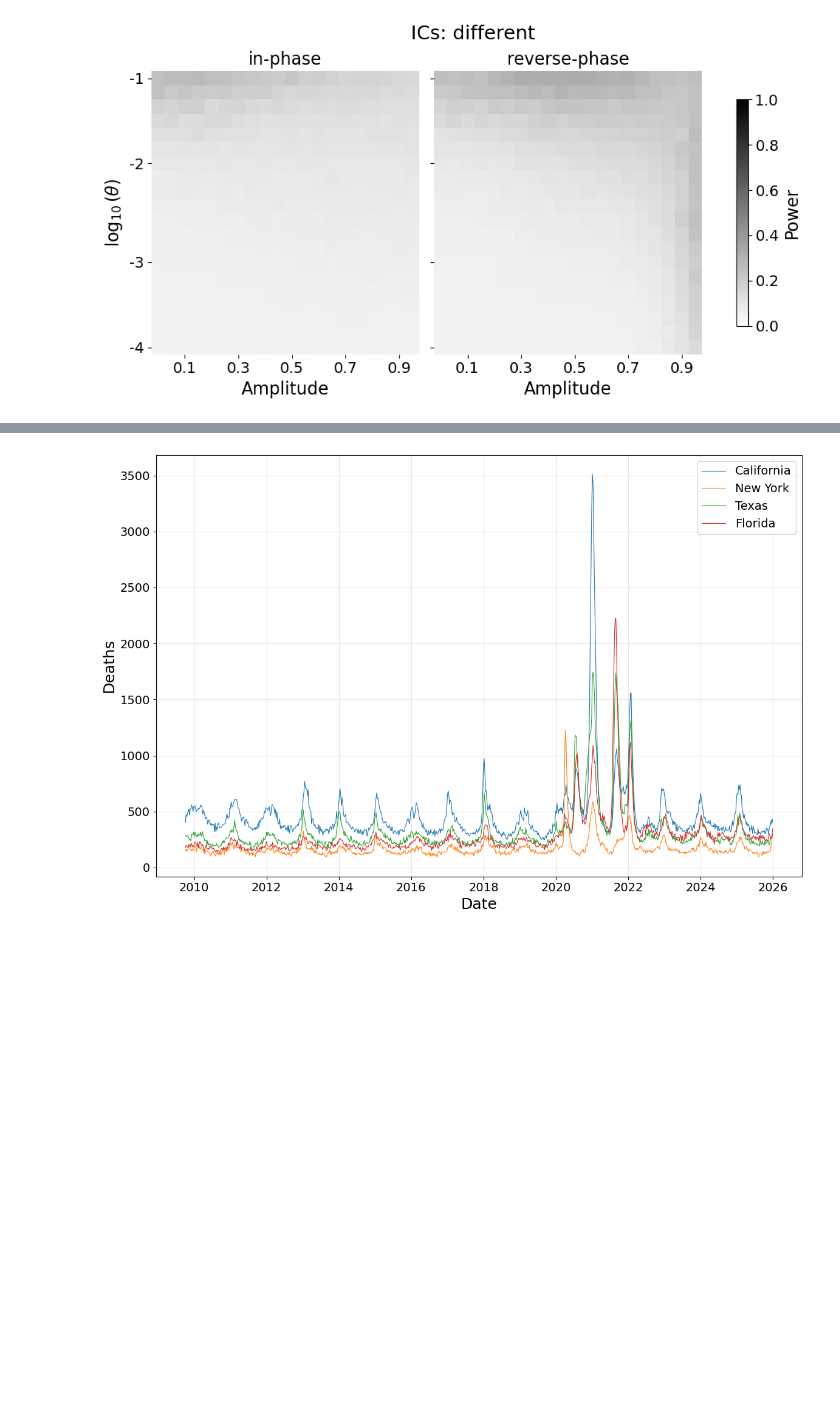
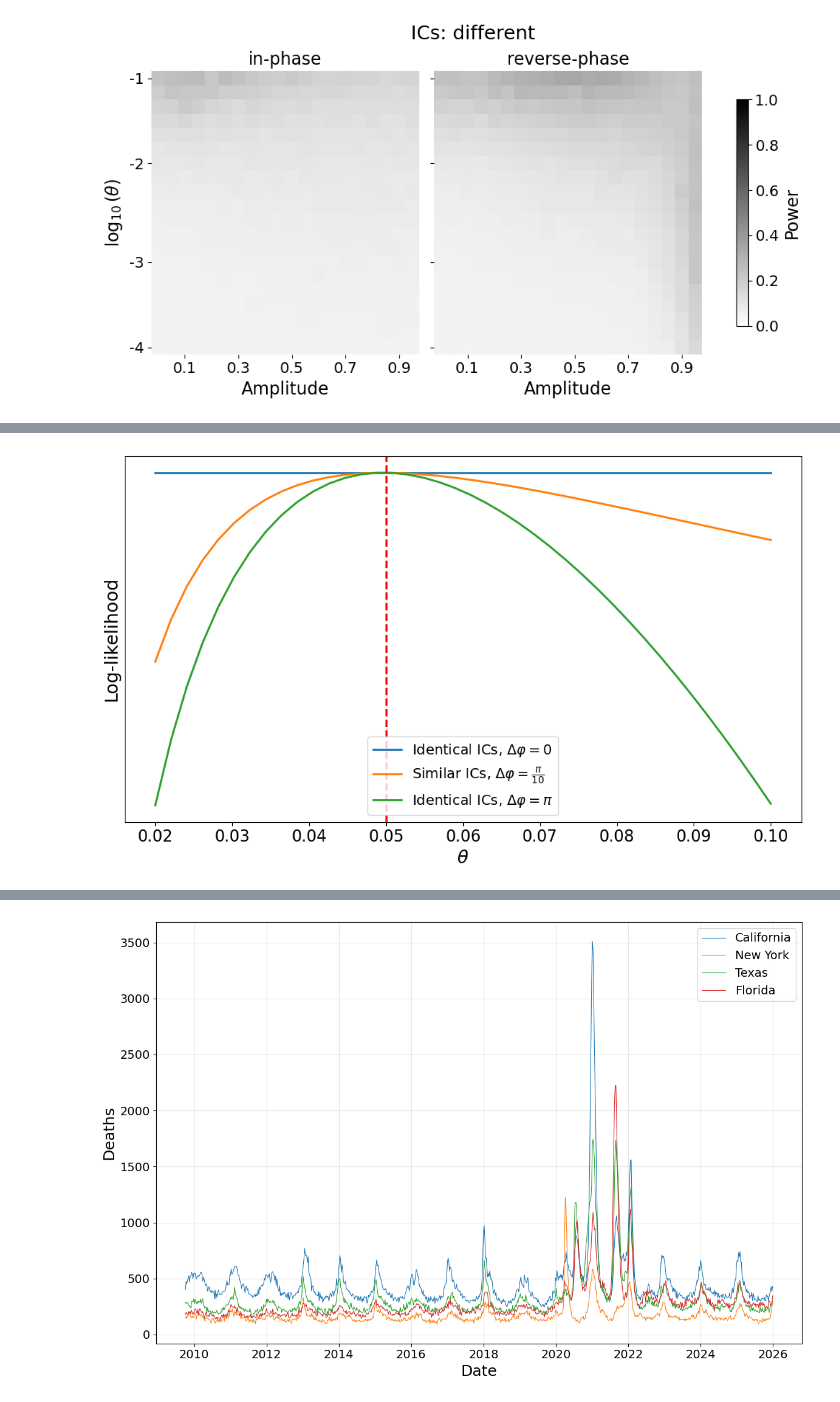
Before and after one commit to yairdaon/contacts, a Jupyter notebook: visualization_notebook.ipynb, the cells around one changed output, grey strips where cells are left out. Cells and saved outputs as stored; diff of their text form; code cells hidden in the pictures; blank space fills up the shorter version.

Commit message:
Before including populatiion sizes

```diff
--- a/visualization_notebook.ipynb
+++ b/visualization_notebook.ipynb
@@ -149,7 +149,7 @@ from src.objective import Objective
 N_POP = 1e7
 disease = flu.Mortality
 regions = ["A", "B"]
-n_season = 10
+n_season = 1
 seasons = list(range(n_season))
 thetas = np.linspace(0.02, 0.1, 40)
 populations = {(s, r): N_POP for s in seasons for r in regions}
@@ -213,0 +214,77 @@ plt.show()
+# %%
+# Three regimes on one panel
+import numpy as np
+import matplotlib.pyplot as plt
+from src import flu
+from src.packer import Packer
+from src.objective import Objective
+
+N_POP = 5e6
+disease = flu.Mortality
+regions = ["A", "B"]
+n_season = 10
+seasons = list(range(n_season))
+thetas = np.linspace(0.02, 0.1, 40)
+populations = {(s, r): N_POP for s in seasons for r in regions}
+packer = Packer(disease=disease, seasons=seasons, regions=regions, populations=populations)
+theta = 0.05
+
+np.random.seed(0)
+
+# Identical ICs
+S_id = np.full((n_season, 2), 0.6)
+I_id = np.full((n_season, 2), 1e-4)
+
+mu, sig =S_vals.mean(),S_vals.std()
+# Different ICs
+# S_sim = np.column_stack([np.random.choice(S_vals, replace=True, size=2*n_season)
+#                          np.random.randn(n_season) * sig + mu])#np.random.uniform(*disease.slim_similar, size=n_season)])
+S_sim = np.random.choice(S_vals, replace=True, size= 2*n_season).reshape(-1,2)
+I_sim = np.random.choice(I_vals, replace=True, size= 2*n_season).reshape(-1,2)
+
+# I_sim = np.column_stack([np.random.uniform(*disease.ilim_similar, size=n_season),
+#                          np.random.uniform(*disease.ilim_similar, size=n_season)])
+
+# Different ICs
+S_dif = np.column_stack([np.random.uniform(*disease.slim_different, size=n_season),
+                         np.random.uniform(*disease.slim_different, size=n_season)])
+I_dif = np.column_stack([np.random.uniform(*disease.ilim_different, size=n_season),
+                         np.random.uniform(*disease.ilim_different, size=n_season)])
+
+cases = [
+    (r'Identical ICs, $\Delta\varphi=0$', S_id, I_id, 0),
+    (r'Similar ICs, $\Delta\varphi=\frac{\pi}{10}$', S_sim, I_sim, np.pi/10),
+    #(r'Identical ICs, $\Delta\varphi=\frac{\pi}{2}$', S_id, I_id, np.pi/10),
+    (r'Identical ICs, $\Delta\varphi=\pi$', S_id, I_id, np.pi),
+    #(r'Different ICs, $\Delta\varphi=0$', S_dif, I_dif, 0),
+]
+
+fig, ax = plt.subplots(figsize=(10, 6))
+
+for label, S_init, I_init, phase2 in cases:
+    true = dict(S_init=S_init, I_init=I_init, theta=theta)
+    phase = np.array([0.0, phase2])
+    obs = packer.sim(true, phase, disease)
+    mu = obs['mu']
+    #np.random.seed(42)
+    obs['incidence'] = mu * disease.rho + np.random.randn(len(mu)) * np.sqrt(disease.rho * (1 - disease.rho) * mu)
+    obj = Objective(obs=obs, phase=phase, disease=disease, populations=populations)
+    lls = np.array([-obj(packer.pack(dict(true, theta=th))) for th in thetas])
+    ax.plot(thetas, lls - lls.max(), label=label, linewidth=2)
+
+ax.axvline(x=theta, color='red', linestyle='--', linewidth=2)
+# ax.annotate(rf'True $\theta$', xy=(theta, 0), xycoords=('data', 'axes fraction'),
+#             xytext=(0, -22), textcoords='offset points',
+#             ha='center', va='top', fontsize=14, color='red')
+ax.set_xlabel(r"$\theta$", fontsize=18)
+ax.set_ylabel("Log-likelihood", fontsize=18)
+ax.set_yticks([])
+ax.tick_params(axis='x', labelsize=16)
+ax.legend(fontsize=14)
+
+plt.tight_layout()
+plt.savefig("pix/single_likelihood_surface.png", dpi=150, bbox_inches='tight')
+plt.savefig("pix/single_likelihood_surface.pdf", bbox_inches='tight')
+plt.show()
+# %% [output]
+[figure, added]
```
Also changed, not shown: parts of 8 cells of this notebook, 7 other files.
